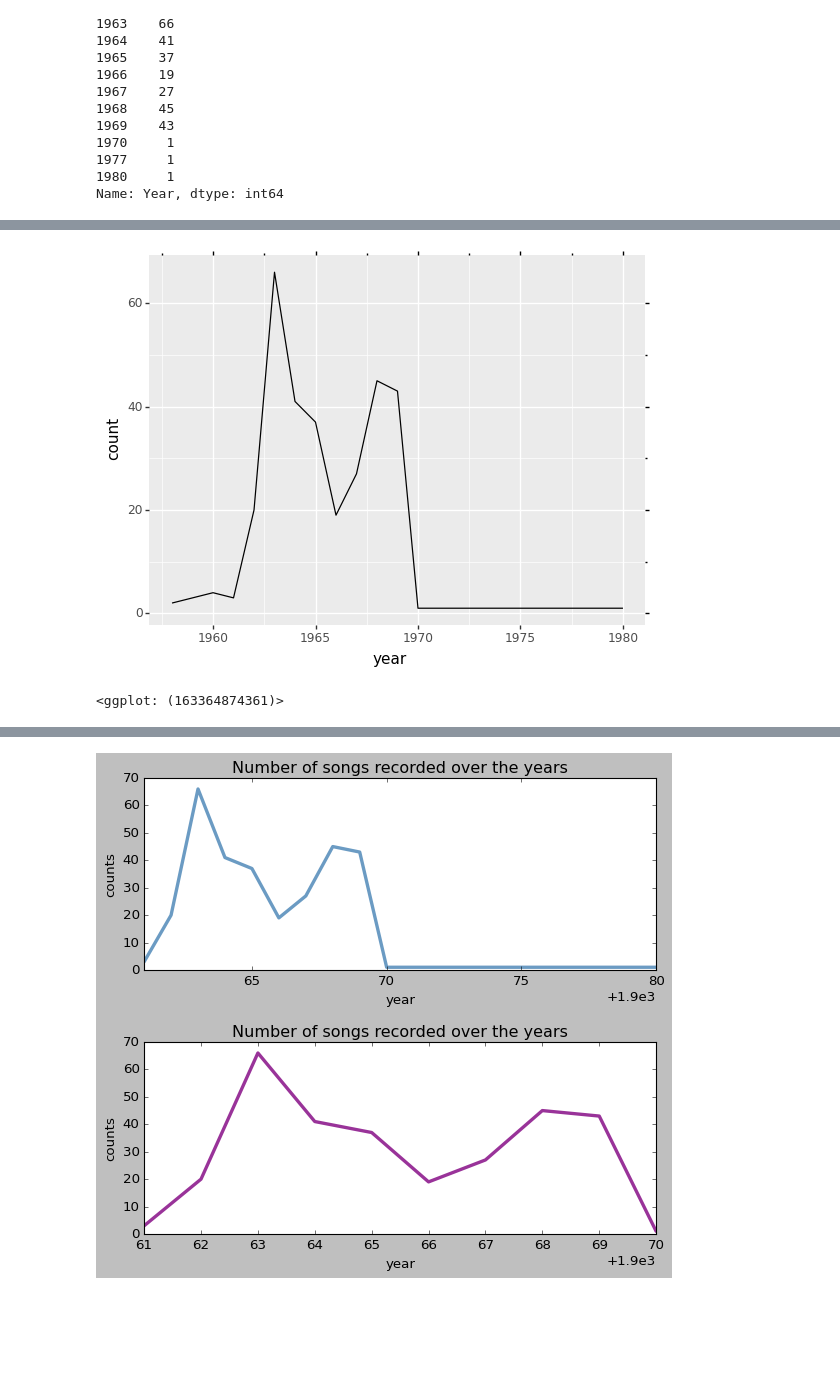
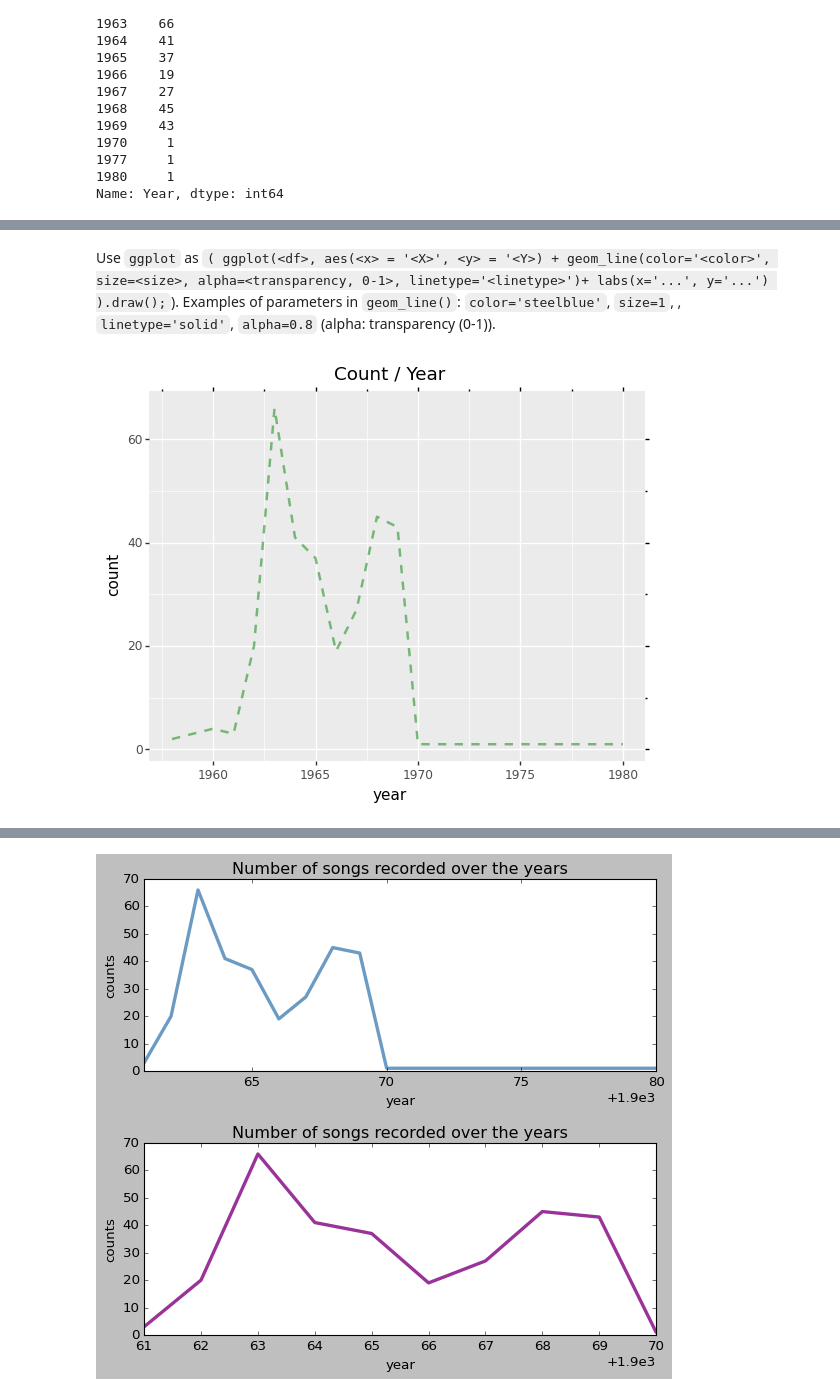
Before and after one commit to devedzic/eda, a Jupyter notebook: eda.ipynb, the cells around one changed output, grey strips where cells are left out. Cells and saved outputs as stored; diff of their text form; code cells hidden in the pictures; blank space fills up the shorter version.

```diff
--- a/eda.ipynb
+++ b/eda.ipynb
@@ -462,8 +757,9 @@ pandas.core.series.Series
 # %% [markdown]
 Sort this result by index: `pd.Series.sort_index()` (there is also `pd.DataFrame.sort_index()`).
 # %%
-val_counts_sorted_by_index = songs['Year'].value_counts().sort_index()
-display(val_counts_sorted_by_index)
+# Define val_counts_sorted_by_index
+val_counts_sorted_by_index = songs.Year.value_counts().sort_index()
+val_counts_sorted_by_index
 # %% [output]
 1958     2
 1960     4
@@ -484,0 +781,5 @@ Preparation for plotting: get the `ndarray` version of `val_counts_sorted_by_ind
+# %%
+years = val_counts_sorted_by_index.index
+# years
+counts = val_counts_sorted_by_index.values
+# counts
@@ -485,7 +808,3 @@ Preparation for plotting: get the `ndarray` version of `val_counts_sorted_by_ind
 # %%
-counts = np.array(val_counts_sorted_by_index)
-display(counts)
-# display(type(val_counts_sorted_by_index))
-
-year = np.array(val_counts_sorted_by_index.index)
-display(year)
+# year = np.array(val_counts_sorted_by_index.index)
+# display(year)
@@ -526,3 +813,2 @@ Create a minimal dataframe to support plotting.
 # %%
-df = pd.DataFrame({'Year': year, 'Count': counts})
-df
+df = pd.DataFrame({'Year': years, 'Count': counts})
@@ -545,9 +815,11 @@ df
+# %% [markdown]
+Use `ggplot` as `( ggplot(<df>, aes(<x> = '<X>', <y> = '<Y>) + geom_line(color='<color>', size=<size>, alpha=<transparency, 0-1>, linetype='<linetype>')+ labs(x='...', y='...') ).draw();`).
+Examples of parameters in `geom_line()`: `color='steelblue'`, `size=1`, , `linetype='solid'`, `alpha=0.8` (alpha: transparency (0-1)).
 # %%
 (
-    ggplot(df, aes(x='Year', y='Count'))
-    + geom_line() # line plot
-    + labs(x='year', y='count')
-)                                   # to avoid the annoying output like <ggplot: (163365179420)>, this line can also look like this:  (...).draw();
+    ggplot(df, aes(x='Year', y='Count')) +
+    geom_line(linetype='--', size=1, color='green', alpha=0.5) +
+    labs(x='year', y='count', title='Count / Year')
+).draw();
 # %% [output]
-[figure, old version]
+[figure, new version]
-<ggplot: (163364874361)>
```
Also changed, not shown: parts of 219 cells of this notebook.
